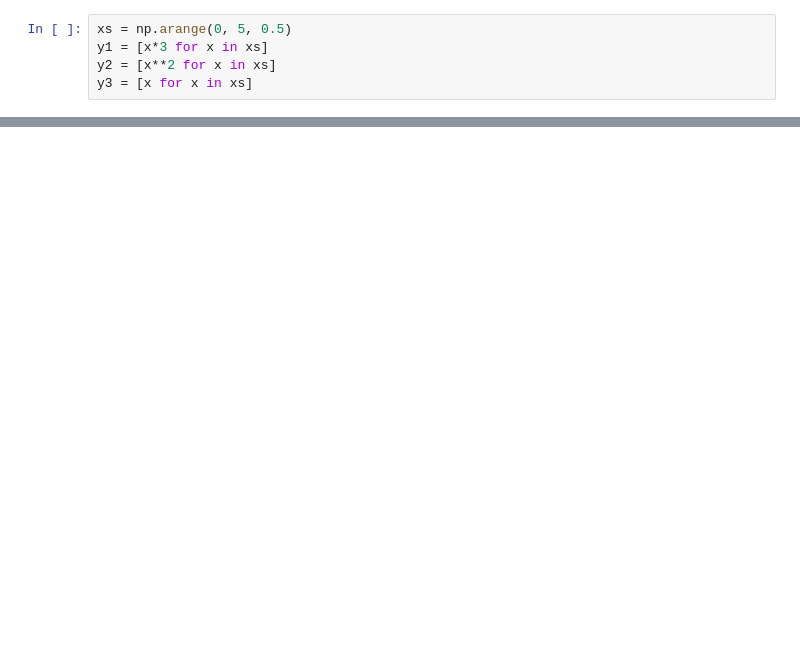
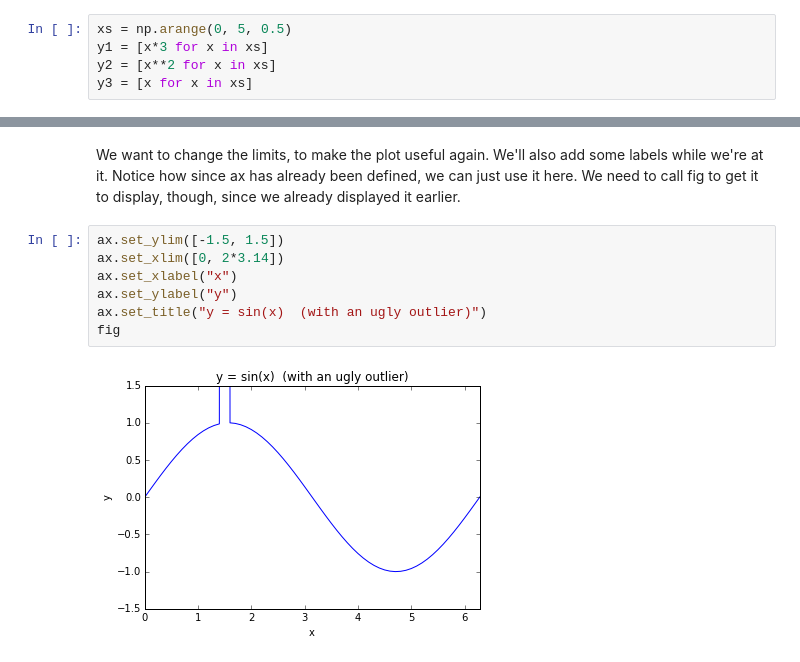
Before and after one commit to gillenbrown/PythonTutorial, a Jupyter notebook: Plotting.ipynb, the cells around one changed output, grey strips where cells are left out. Cells and saved outputs as stored; diff of their text form; blank space fills up the shorter version.

```diff
--- a/Plotting.ipynb
+++ b/Plotting.ipynb
@@ -49,0 +134,11 @@ Things to eventually add:
+# %% [markdown]
+We want to change the limits, to make the plot useful again. We'll also add some labels while we're at it. Notice how since ax has already been defined, we can just use it here. We need to call fig to get it to display, though, since we already displayed it earlier.
+# %%
+ax.set_ylim([-1.5, 1.5])
+ax.set_xlim([0, 2*3.14])
+ax.set_xlabel("x")
+ax.set_ylabel("y")
+ax.set_title("y = sin(x)  (with an ugly outlier)")
+fig
+# %% [output]
+[figure, added]
```
Also changed, not shown: parts of 41 cells of this notebook, 1 other file.
